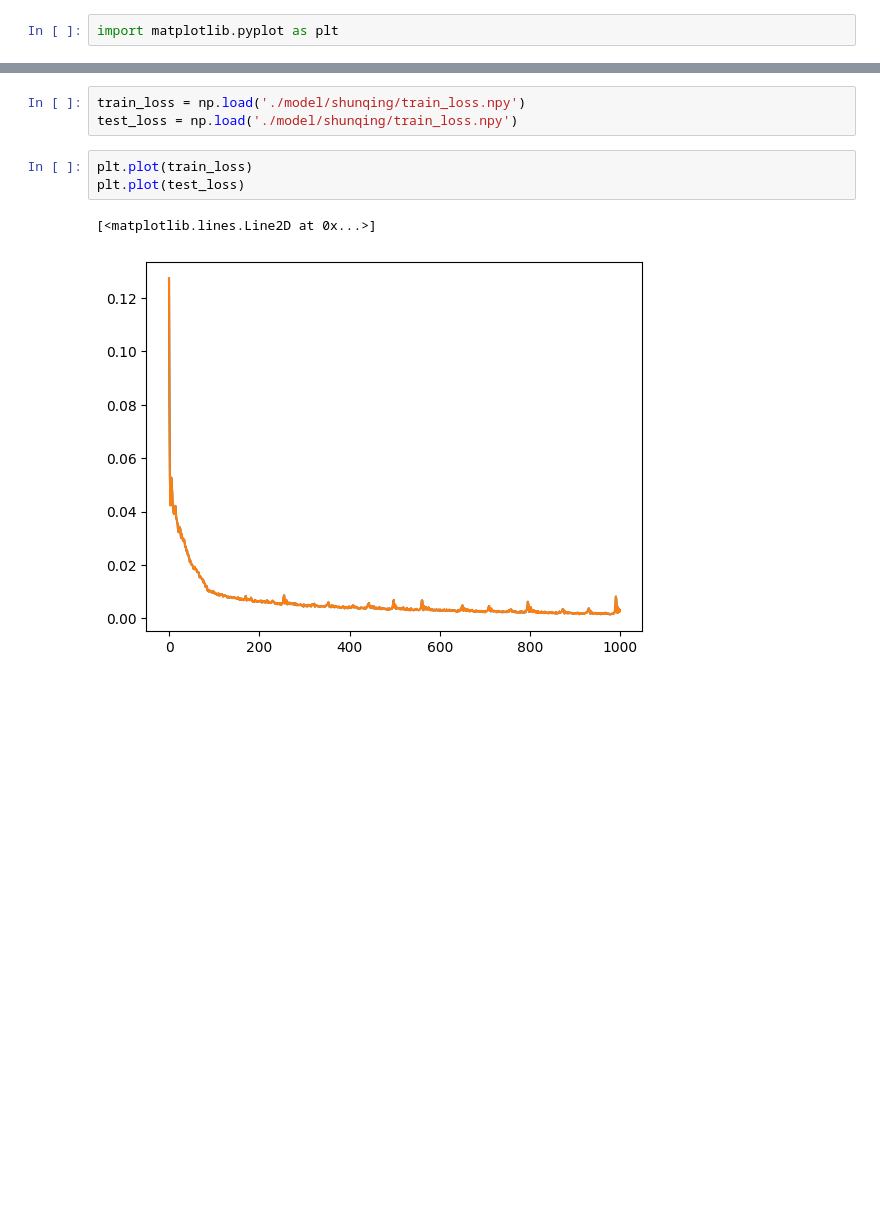
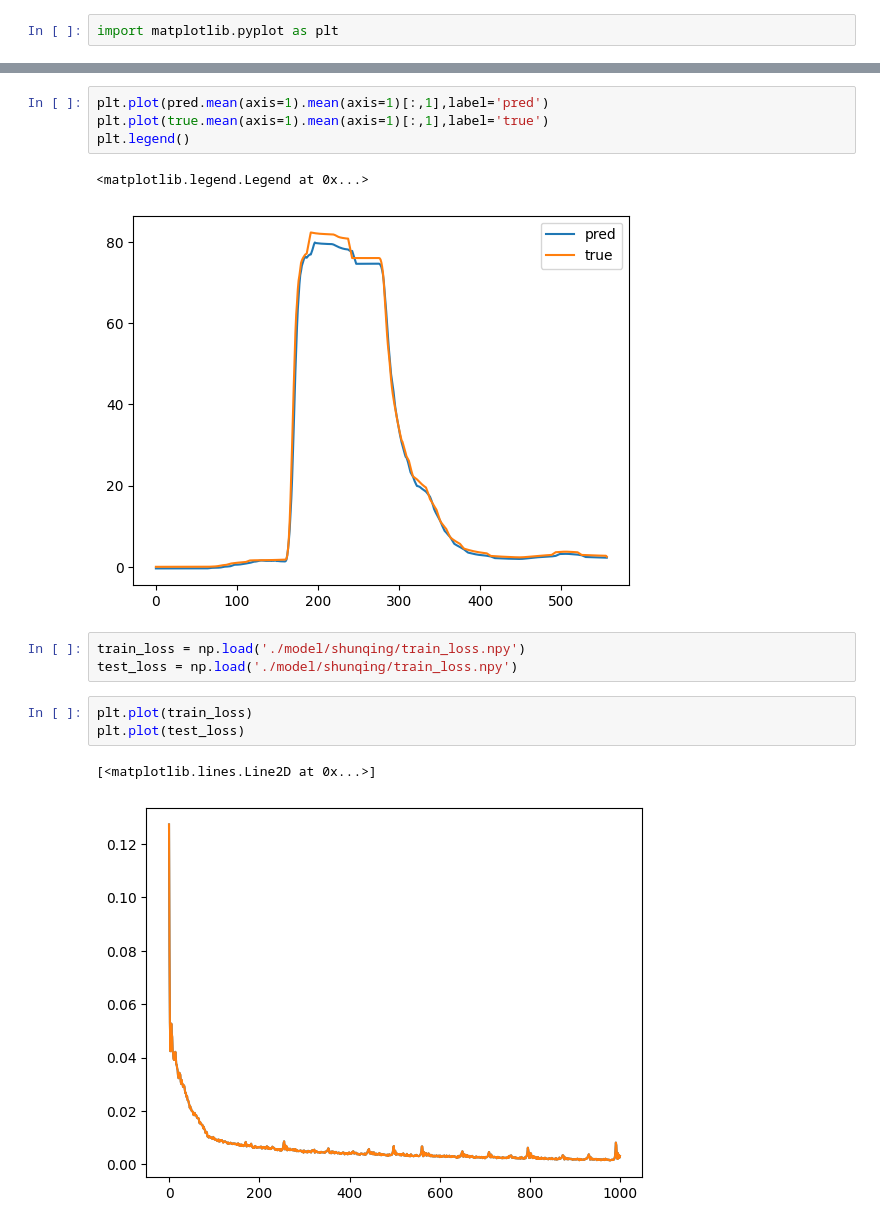
Before and after one commit to Zhiyu014/GNN-UDS, a Jupyter notebook: surrogate/test.ipynb, the cells around one changed output, grey strips where cells are left out. Cells and saved outputs as stored; diff of their text form; blank space fills up the shorter version.

```diff
--- a/surrogate/test.ipynb
+++ b/surrogate/test.ipynb
@@ -29,3 +28,10 @@ for i in range(3):
+# %%
+plt.plot(pred.mean(axis=1).mean(axis=1)[:,1],label='pred')
+plt.plot(true.mean(axis=1).mean(axis=1)[:,1],label='true')
+plt.legend()
+# %% [output]
+<matplotlib.legend.Legend at 0x...>
+[figure, added]
 # %%
 train_loss = np.load('./model/shunqing/train_loss.npy')
 test_loss = np.load('./model/shunqing/train_loss.npy')
```
Also changed, not shown: parts of 4 cells of this notebook, 17 other files.
